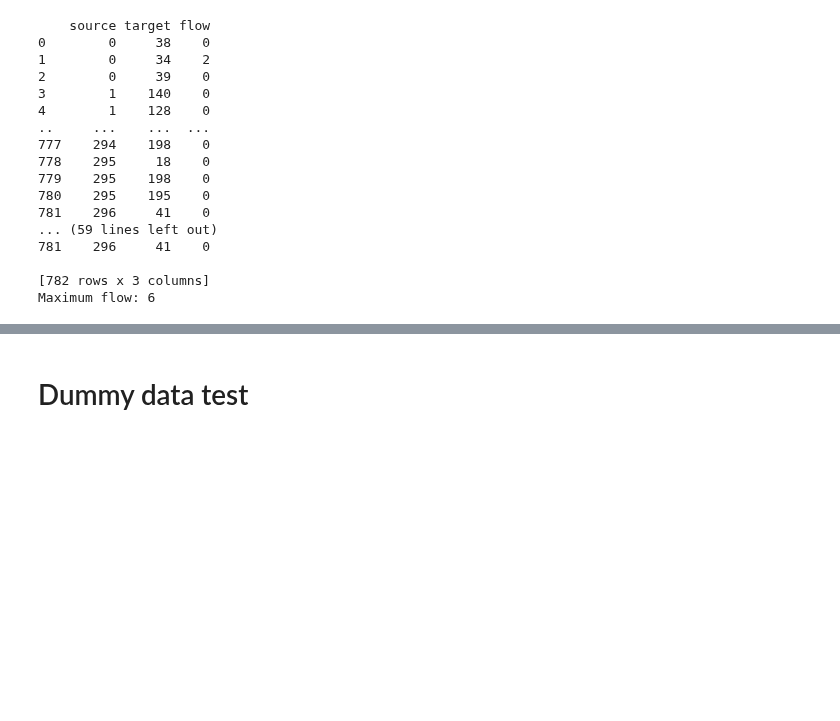
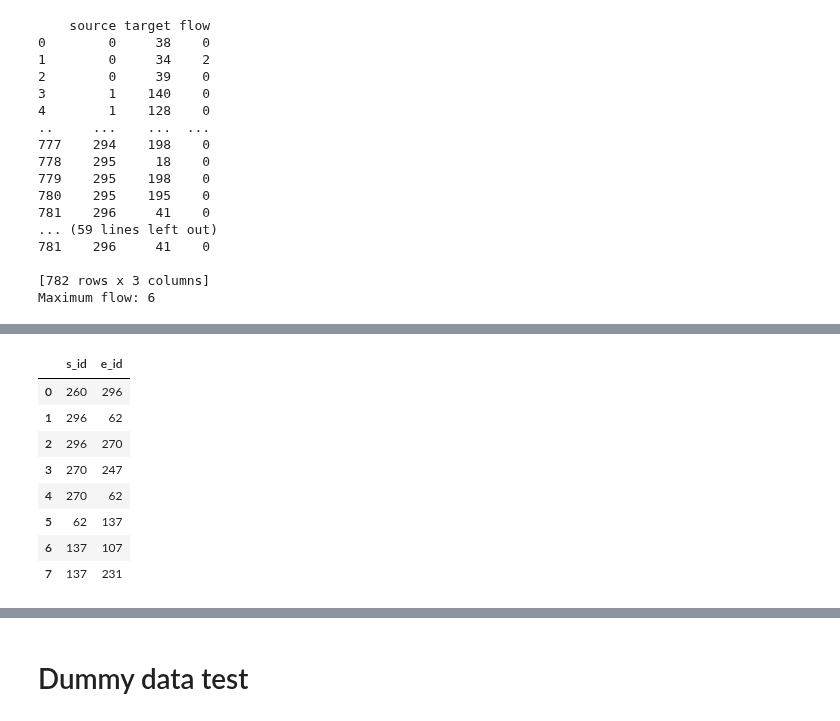
Before and after one commit to SYuGao/uvmt, a Jupyter notebook: notebooks/network_modelling.ipynb, the cells around one changed output, grey strips where cells are left out. Saved outputs shown, nothing was run; the diff lists cells and outputs as text; code cells hidden in the pictures; blank space fills up the shorter version.

```diff
--- a/notebooks/network_modelling.ipynb
+++ b/notebooks/network_modelling.ipynb
@@ -762,0 +785,13 @@ Maximum flow: 6
+# %%
+maximum_flow_id_pairs = id_pairs(maximum_flow_pairs,nodes)
+maximum_flow_id_pairs
+# %% [output]
+|  | s_id | e_id |
+| 0 | 260 | 296 |
+| 1 | 296 | 62 |
+| 2 | 296 | 270 |
+| 3 | 270 | 247 |
+| 4 | 270 | 62 |
+| 5 | 62 | 137 |
+| 6 | 137 | 107 |
+| 7 | 137 | 231 |
```
Also changed, not shown: parts of 10 cells of this notebook, 1 other file.
